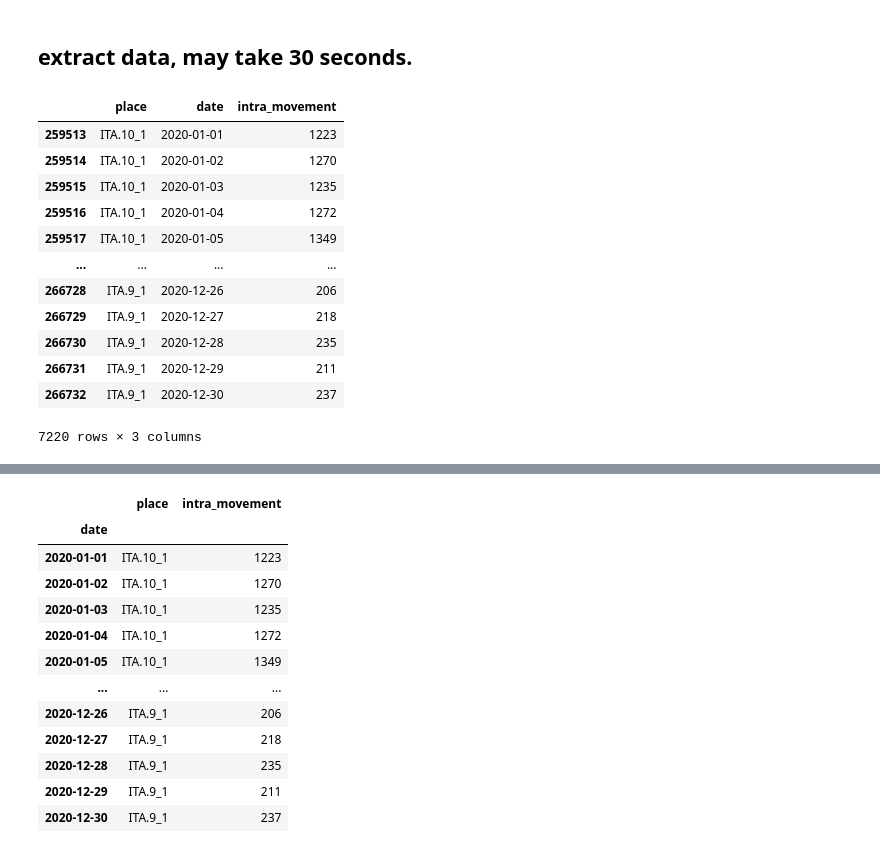
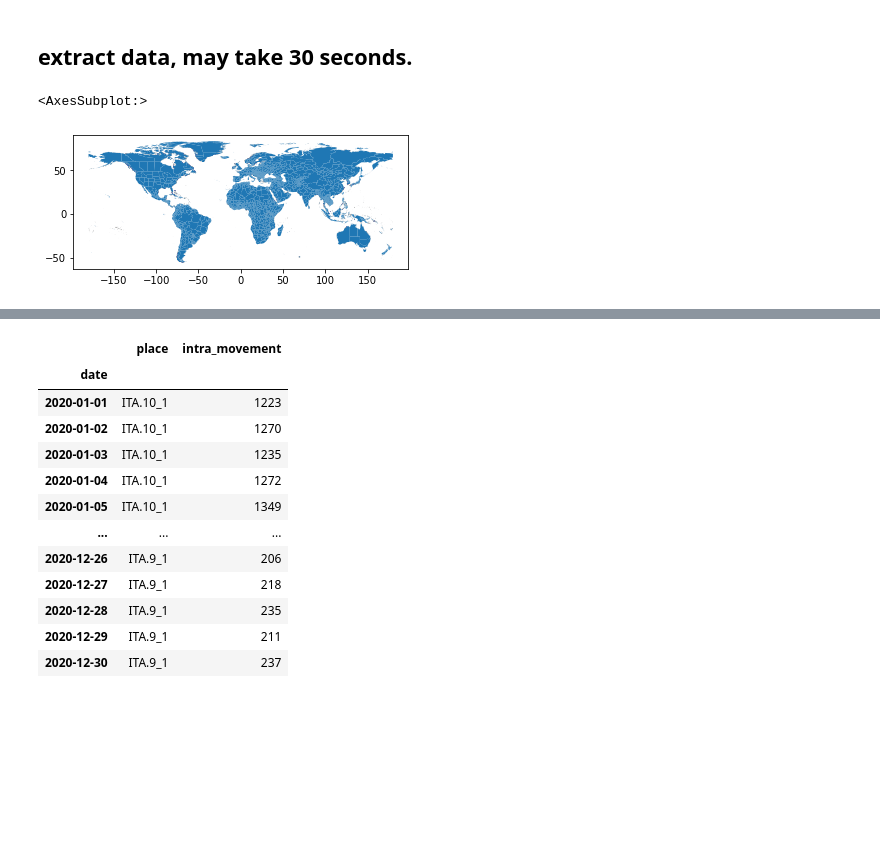
Before and after one commit to gladcolor/GIBD_RESTAPI, a Jupyter notebook: RestAPI.ipynb, the cells around one changed output, grey strips where cells are left out. Drawn from its saved outputs; the diff is of its cells as text; code cells hidden in the pictures; blank space fills up the shorter version.

```diff
--- a/RestAPI.ipynb
+++ b/RestAPI.ipynb
@@ -244,31 +245,14 @@ def request_flows(params):
 
 #     print(r.text)
     return df
-
-target_place = r'ITA'   # Clark County, NV, Las Vegas city
-
-
-params = {"operation": "od_daily_movement",
-       "odt_cube": "twitter_world_first_admin",
-       "begin": "01/01/2020",
-       "end": "12/31/2020"}
-
-q = r'http://gis.cas.sc.edu/GeoAnalytics/REST'
-r = requests.get(q, params=params)
-df = pd.read_csv(StringIO(r.text))
-df = df[df['place'].str[:3] == target_place]
-df
-# %% [output]
-|  | place | date | intra_movement |
-| 259513 | ITA.10_1 | 2020-01-01 | 1223 |
-| 259514 | ITA.10_1 | 2020-01-02 | 1270 |
-| 259515 | ITA.10_1 | 2020-01-03 | 1235 |
-| 259516 | ITA.10_1 | 2020-01-04 | 1272 |
-| 259517 | ITA.10_1 | 2020-01-05 | 1349 |
-| ... | ... | ... | ... |
-| 266728 | ITA.9_1 | 2020-12-26 | 206 |
-| 266729 | ITA.9_1 | 2020-12-27 | 218 |
-| 266730 | ITA.9_1 | 2020-12-28 | 235 |
-| 266731 | ITA.9_1 | 2020-12-29 | 211 |
-| 266732 | ITA.9_1 | 2020-12-30 | 237 |
-7220 rows × 3 columns
+# %%
+county_file = r'gz_2010_us_050_00_20m.json'
+state_file = r'gz_2010_us_040_00_20m.json'
+subdivision_file = r'gadm01_simplified/gadm36_1.shp'
+
+
+gdf = gpd.read_file(subdivision_file)
+gdf.plot()
+# %% [output]
+<AxesSubplot:>
+[figure, added]
```
Also changed, not shown: parts of 24 cells of this notebook.
